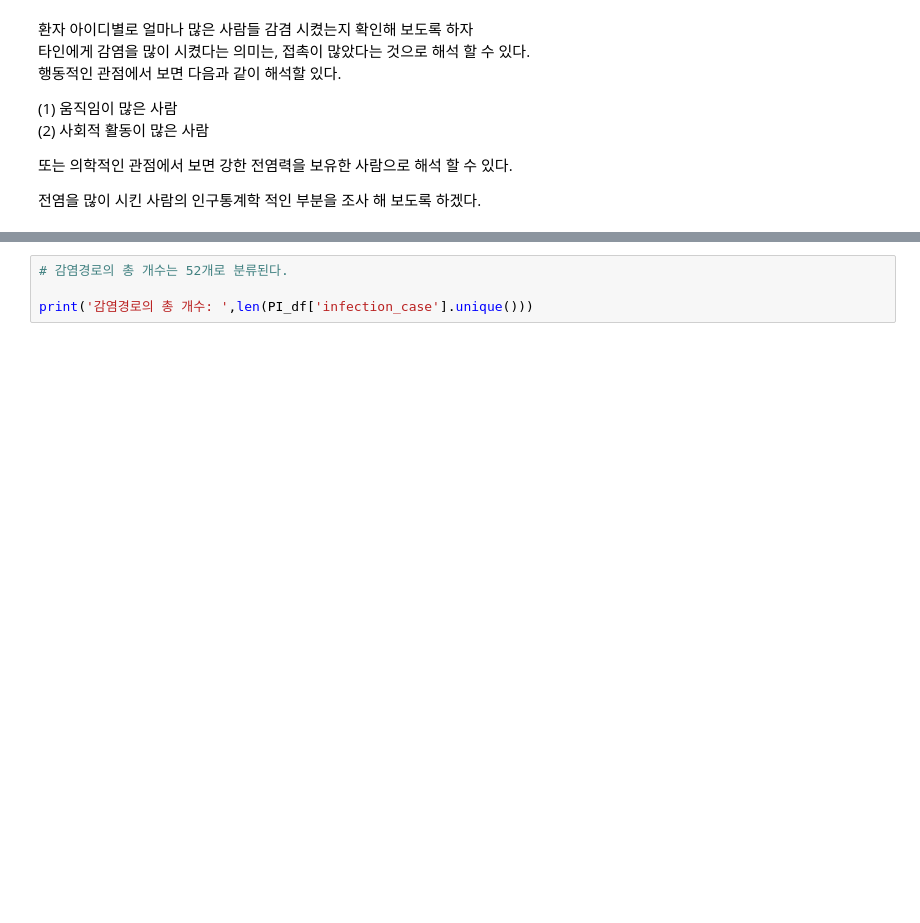
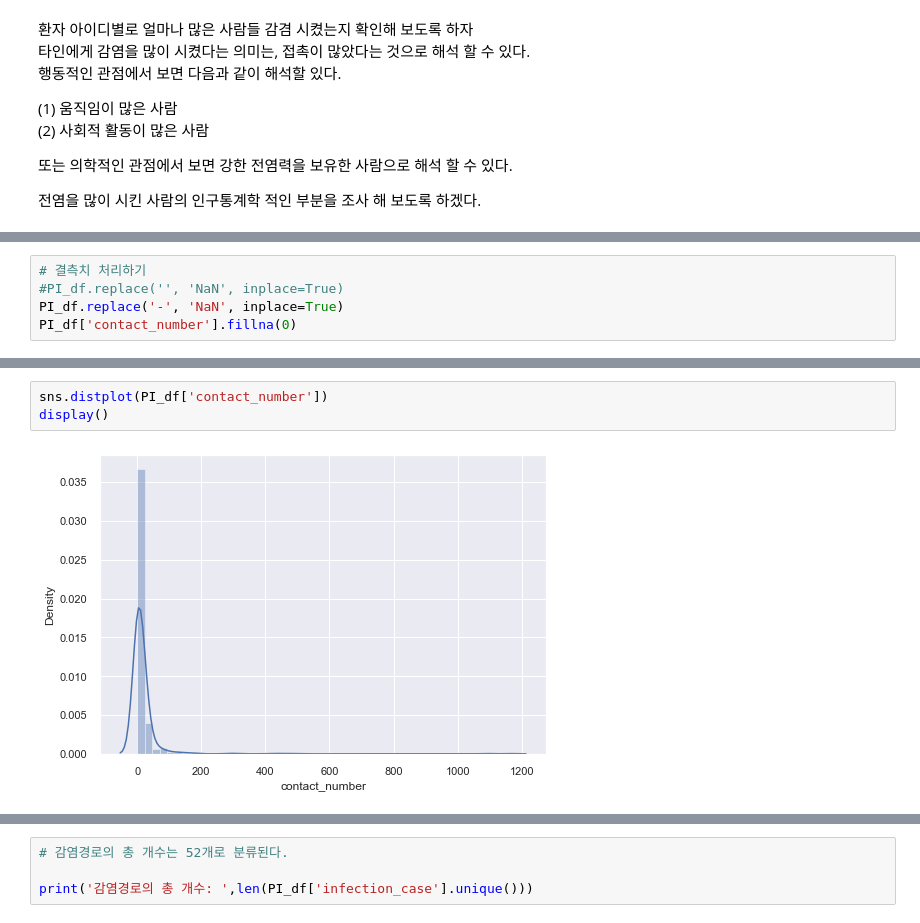
Before and after one commit to zzozzo/Datathon, a Jupyter notebook: DS_covid19.ipynb, the cells around one changed output, grey strips where cells are left out. Cells and saved outputs as stored; diff of their text form; blank space fills up the shorter version.

```diff
--- a/DS_covid19.ipynb
+++ b/DS_covid19.ipynb
@@ -211,0 +288,5 @@ filtered_df
+# %%
+# 결측치 처리하기
+#PI_df.replace('', 'NaN', inplace=True)
+PI_df.replace('-', 'NaN', inplace=True)
+PI_df['contact_number'].fillna(0)
@@ -211,0 +306,5 @@ filtered_df
+# %%
+sns.distplot(PI_df['contact_number'])
+display()
+# %% [output]
+[figure, added]
```
Also changed, not shown: parts of 73 cells of this notebook.
